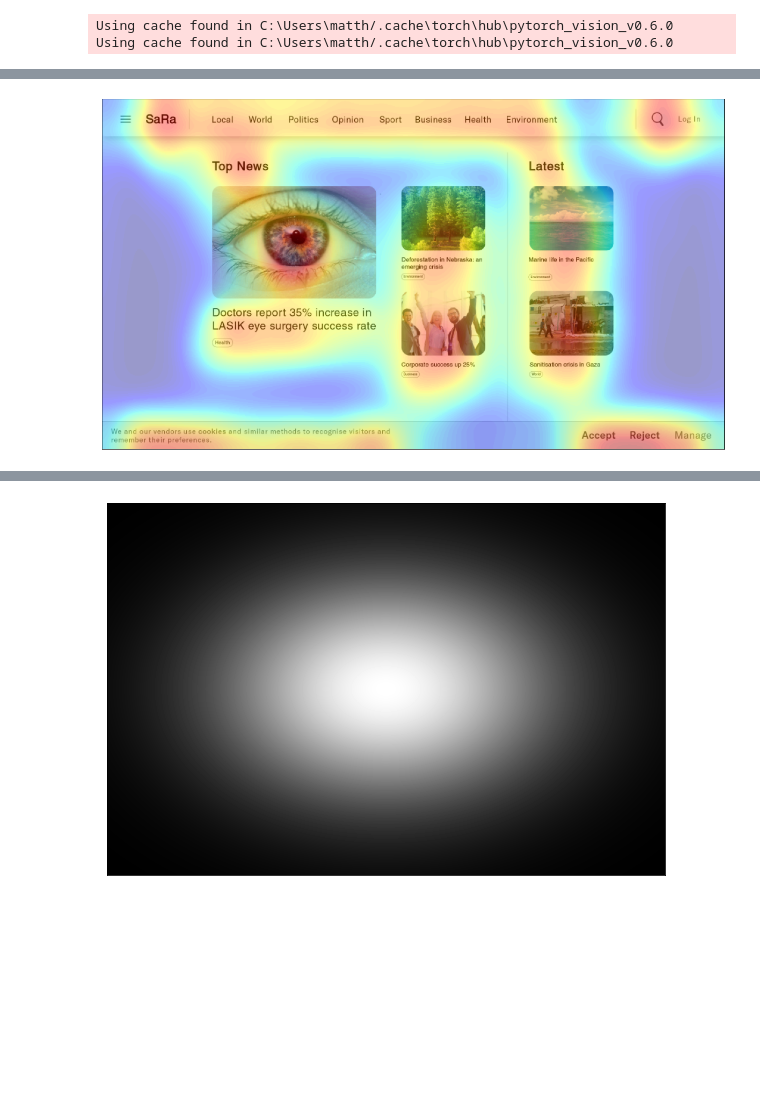
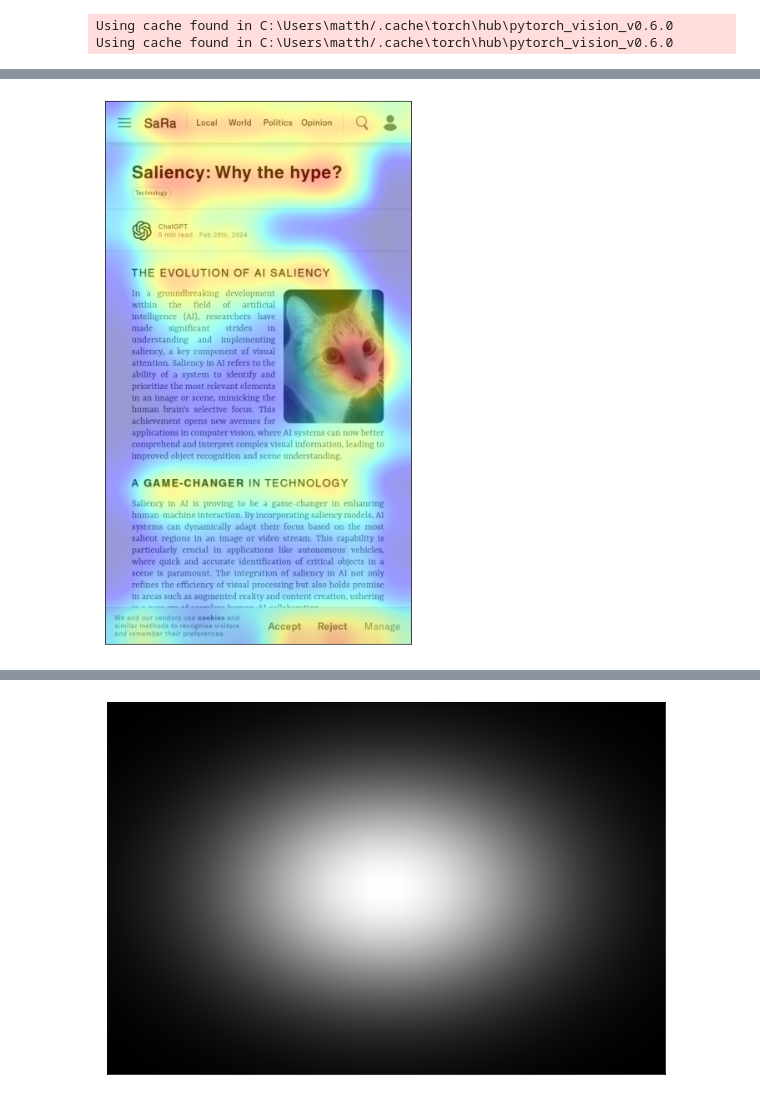
Before and after one commit to matthewkenely/ICT3909, a Jupyter notebook: saliency-ranking/App.ipynb, the cells around one changed output, grey strips where cells are left out. Saved outputs shown, nothing was run; the diff lists cells and outputs as text; code cells hidden in the pictures; blank space fills up the shorter version.

```diff
--- a/saliency-ranking/App.ipynb
+++ b/saliency-ranking/App.ipynb
@@ -110,11 +110,12 @@ def maximise_entropy(im, name, n):
 n = 25
 
 path = '../images/'
-name_a = 'groupatest2.png'
-name_b = 'groupbtest2.png'
+name_a = 'groupatestmobile.png'
+name_b = 'groupbtestmobile.png'
 
 im_a = path + name_a
 img_a = cv2.imread(im_a)
+img_a_original = img_a.copy()
 img_a = cv2.resize(img_a, (0, 0), fx=0.5, fy=0.5)
 
 im_b = path + name_b
@@ -168,11 +192,11 @@ plt.show()
 # %%
 plt.figure(figsize=(24, 12))
-plt.imshow(cv2.cvtColor(img_a, cv2.COLOR_BGR2RGB))
+plt.imshow(cv2.cvtColor(img_a, cv2.COLOR_BGR2GRAY), cmap='gray')
 plt.imshow(saliency_map_a, alpha=0.4, cmap='jet')
 plt.xticks([]), plt.yticks([])
 plt.show()
 # %% [output]
-[figure, old version]
+[figure, new version]
 # %%
 plt.figure(figsize=(24, 12))
 plt.imshow(cv2.cvtColor(img_b, cv2.COLOR_BGR2RGB))
```
Also changed, not shown: parts of 16 cells of this notebook, 8 other files.
